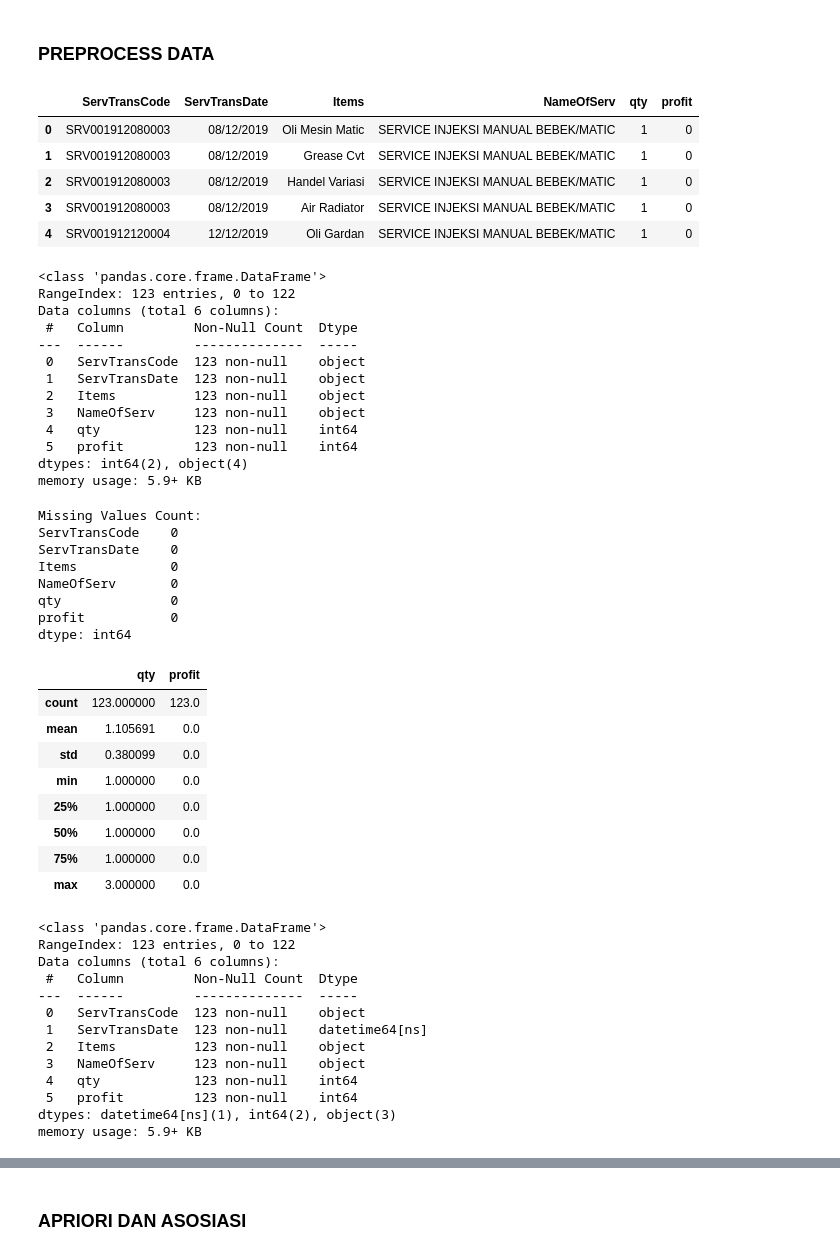
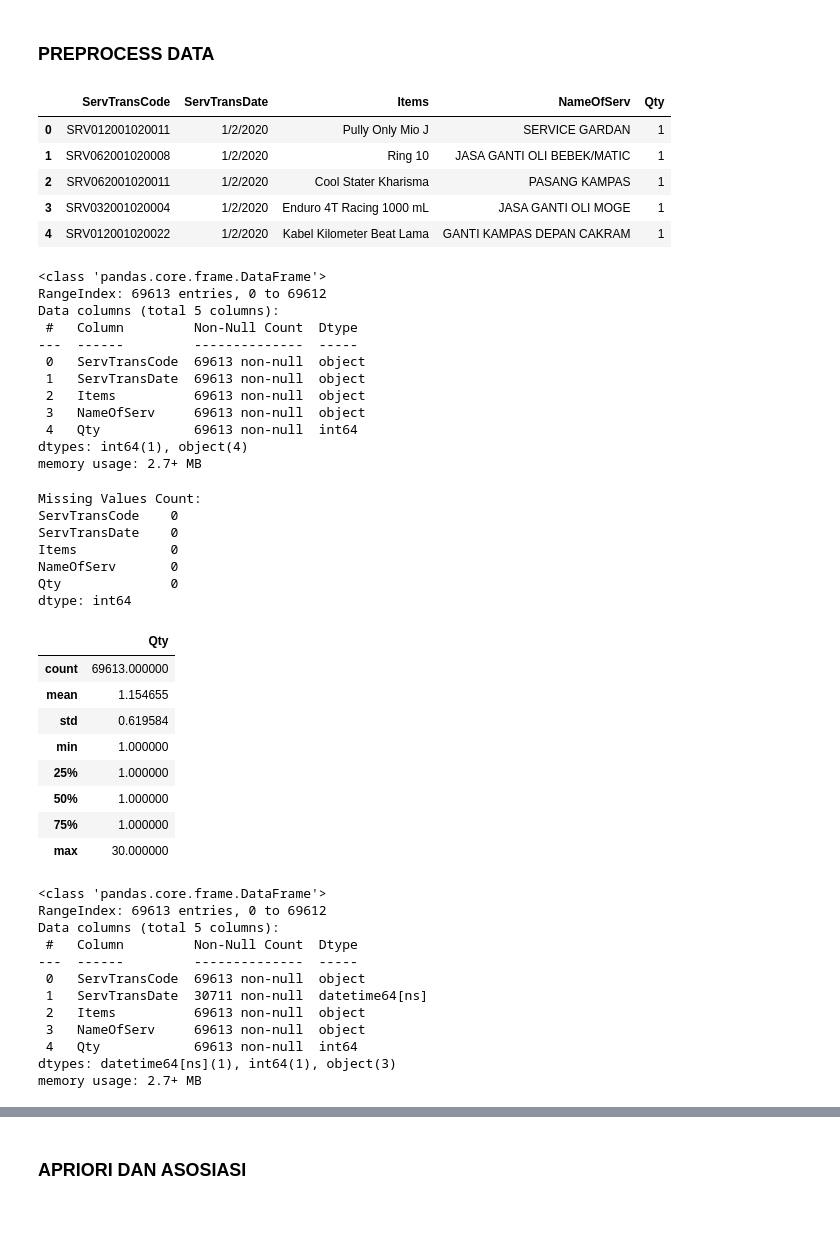
Before and after one commit to DhafinRA/Apriori, a Jupyter notebook: Apriori.ipynb, the cells around one changed output, grey strips where cells are left out. Cells and saved outputs as stored; diff of their text form; code cells hidden in the pictures; blank space fills up the shorter version.

```diff
--- a/Apriori.ipynb
+++ b/Apriori.ipynb
@@ -11,17 +11,17 @@ import os
 ### PREPROCESS DATA
 # %%
 #Raw Dataset
-df = pd.read_csv('https://raw.githubusercontent.com/DhafinRA/Apriori/refs/heads/main/servis_bebek.csv')
+df = pd.read_csv('https://raw.githubusercontent.com/DhafinRA/Apriori/refs/heads/main/data/All%20Year/2020.csv')
 
 # menampilkan 5 data teratas dari data frame
 df.head()
 # %% [output]
-|  | ServTransCode | ServTransDate | Items | NameOfServ | qty | profit |
-| 0 | SRV001912080003 | 08/12/2019 | Oli Mesin Matic | SERVICE INJEKSI MANUAL BEBEK/MATIC | 1 | 0 |
-| 1 | SRV001912080003 | 08/12/2019 | Grease Cvt | SERVICE INJEKSI MANUAL BEBEK/MATIC | 1 | 0 |
-| 2 | SRV001912080003 | 08/12/2019 | Handel Variasi | SERVICE INJEKSI MANUAL BEBEK/MATIC | 1 | 0 |
-| 3 | SRV001912080003 | 08/12/2019 | Air Radiator | SERVICE INJEKSI MANUAL BEBEK/MATIC | 1 | 0 |
-| 4 | SRV001912120004 | 12/12/2019 | Oli Gardan | SERVICE INJEKSI MANUAL BEBEK/MATIC | 1 | 0 |
+|  | ServTransCode | ServTransDate | Items | NameOfServ | Qty |
+| 0 | SRV012001020011 | 1/2/2020 | Pully Only Mio J | SERVICE GARDAN | 1 |
+| 1 | SRV062001020008 | 1/2/2020 | Ring 10 | JASA GANTI OLI BEBEK/MATIC | 1 |
+| 2 | SRV062001020011 | 1/2/2020 | Cool Stater Kharisma | PASANG KAMPAS | 1 |
+| 3 | SRV032001020004 | 1/2/2020 | Enduro 4T Racing 1000 mL | JASA GANTI OLI MOGE | 1 |
+| 4 | SRV012001020022 | 1/2/2020 | Kabel Kilometer Beat Lama | GANTI KAMPAS DEPAN CAKRAM | 1 |
 # %%
 # Menghilangkan spasi dalam data
 df['Items'] = df['Items'].str.strip()
@@ -30,18 +30,17 @@ df['Items'] = df['Items'].str.strip()
 df.info()
 # %% [output]
 <class 'pandas.core.frame.DataFrame'>
-RangeIndex: 123 entries, 0 to 122
-Data columns (total 6 columns):
+RangeIndex: 69613 entries, 0 to 69612
+Data columns (total 5 columns):
  #   Column         Non-Null Count  Dtype
 ---  ------         --------------  -----
- 0   ServTransCode  123 non-null    object
- 1   ServTransDate  123 non-null    object
- 2   Items          123 non-null    object
- 3   NameOfServ     123 non-null    object
- 4   qty            123 non-null    int64
- 5   profit         123 non-null    int64
-dtypes: int64(2), object(4)
-memory usage: 5.9+ KB
+ 0   ServTransCode  69613 non-null  object
+ 1   ServTransDate  69613 non-null  object
+ 2   Items          69613 non-null  object
+ 3   NameOfServ     69613 non-null  object
+ 4   Qty            69613 non-null  int64
+dtypes: int64(1), object(4)
+memory usage: 2.7+ MB
 # %%
 print("\nMissing Values Count:")
 print(df.isnull().sum())
@@ -51,21 +50,20 @@ ServTransCode    0
 ServTransDate    0
 Items            0
 NameOfServ       0
-qty              0
-profit           0
+Qty              0
 dtype: int64
 # %%
 df.describe()
 # %% [output]
-|  | qty | profit |
-| count | 123.000000 | 123.0 |
-| mean | 1.105691 | 0.0 |
-| std | 0.380099 | 0.0 |
-| min | 1.000000 | 0.0 |
-| 25% | 1.000000 | 0.0 |
-| 50% | 1.000000 | 0.0 |
-| 75% | 1.000000 | 0.0 |
-| max | 3.000000 | 0.0 |
+|  | Qty |
+| count | 69613.000000 |
+| mean | 1.154655 |
+| std | 0.619584 |
+| min | 1.000000 |
+| 25% | 1.000000 |
+| 50% | 1.000000 |
+| 75% | 1.000000 |
+| max | 30.000000 |
 # %%
 #Mengubah Tipe Data Menjadi Datetime
 df['ServTransDate'] = pd.to_datetime(df['ServTransDate'], dayfirst=True, errors='coerce')
@@ -74,18 +72,17 @@ df['ServTransDate'] = pd.to_datetime(df['ServTransDate'], dayfirst=True, errors=
 df.info()
 # %% [output]
 <class 'pandas.core.frame.DataFrame'>
-RangeIndex: 123 entries, 0 to 122
-Data columns (total 6 columns):
+RangeIndex: 69613 entries, 0 to 69612
+Data columns (total 5 columns):
  #   Column         Non-Null Count  Dtype
 ---  ------         --------------  -----
- 0   ServTransCode  123 non-null    object
- 1   ServTransDate  123 non-null    datetime64[ns]
- 2   Items          123 non-null    object
- 3   NameOfServ     123 non-null    object
- 4   qty            123 non-null    int64
- 5   profit         123 non-null    int64
-dtypes: datetime64[ns](1), int64(2), object(3)
-memory usage: 5.9+ KB
+ 0   ServTransCode  69613 non-null  object
+ 1   ServTransDate  30711 non-null  datetime64[ns]
+ 2   Items          69613 non-null  object
+ 3   NameOfServ     69613 non-null  object
+ 4   Qty            69613 non-null  int64
+dtypes: datetime64[ns](1), int64(1), object(3)
+memory usage: 2.7+ MB
 # %%
 # Import Library
 import pandas as pd
```
Also changed, not shown: parts of 7 cells of this notebook, 8 other files.
